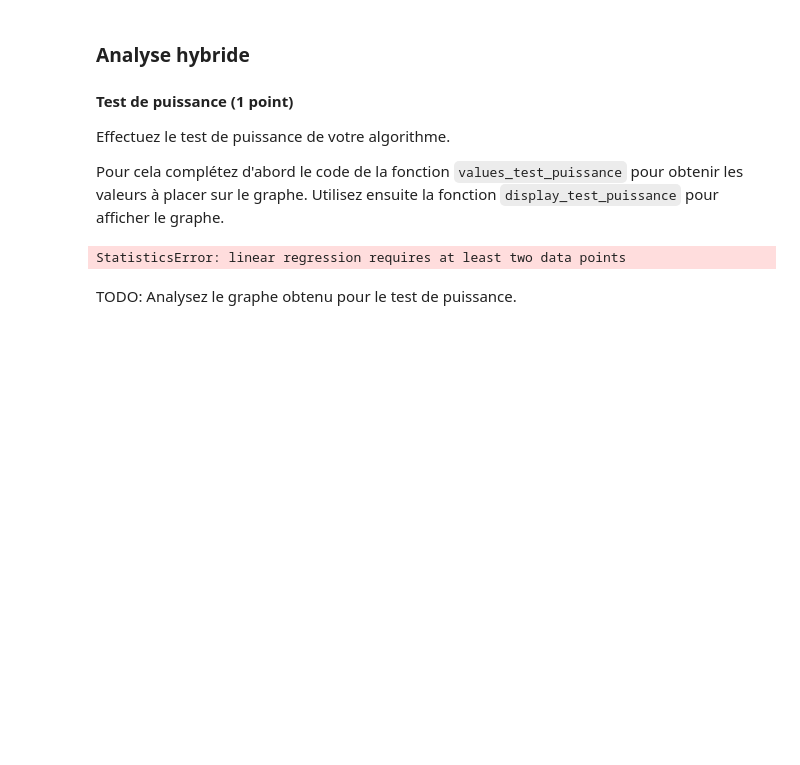
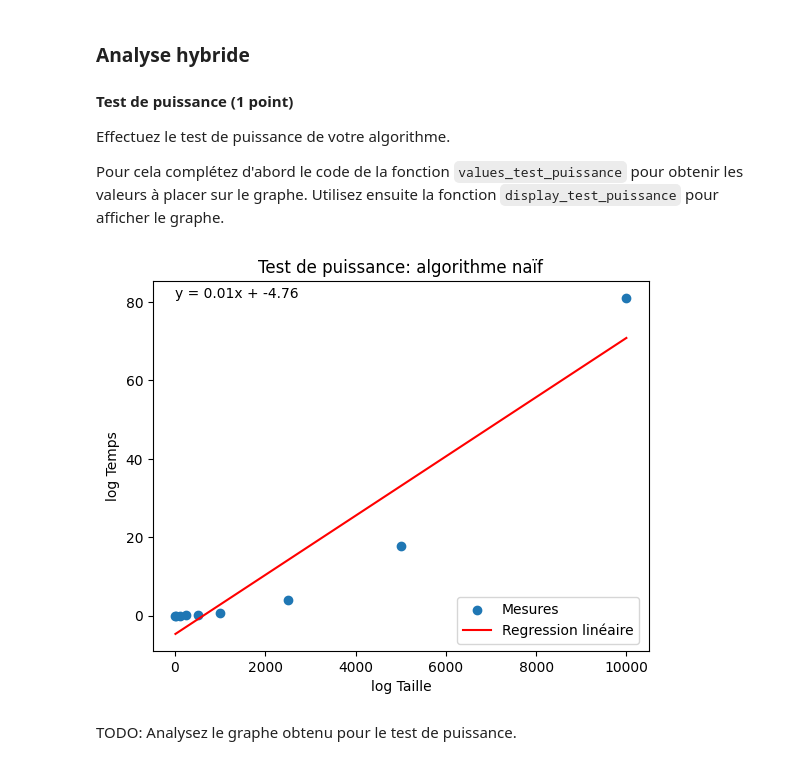
Before and after one commit to TPerronTouchette/INF8775, a Jupyter notebook: TP1_A25/TP1_A25.ipynb, the cells around one changed output. Saved outputs shown, nothing was run; the diff lists cells and outputs as text; code cells hidden in the pictures; blank space fills up the shorter version.

Commit message:
ajout des graphiques d'analyse

```diff
--- a/TP1_A25/TP1_A25.ipynb
+++ b/TP1_A25/TP1_A25.ipynb
@@ -375,16 +378,15 @@ Pour cela complétez d'abord le code de la fonction `values_test_puissance` pour
 # %%
 import math
 
 def values_test_puissance(measures):
     return {
         # TODO: calculez les valeurs pour le test de puissance
-        0:0
-        for size, measure in measures.items()
+        size : measure for size, measure in measures.items()
     }
 
 display_test_puissance(values_test_puissance(measures_bruteforce), "Test de puissance: algorithme naïf")
 # %% [output]
-StatisticsError: linear regression requires at least two data points
+[figure, added]
 # %% [markdown]
 TODO: Analysez le graphe obtenu pour le test de puissance.
 # %% [markdown]
```
Also changed, not shown: parts of 10 cells of this notebook.
